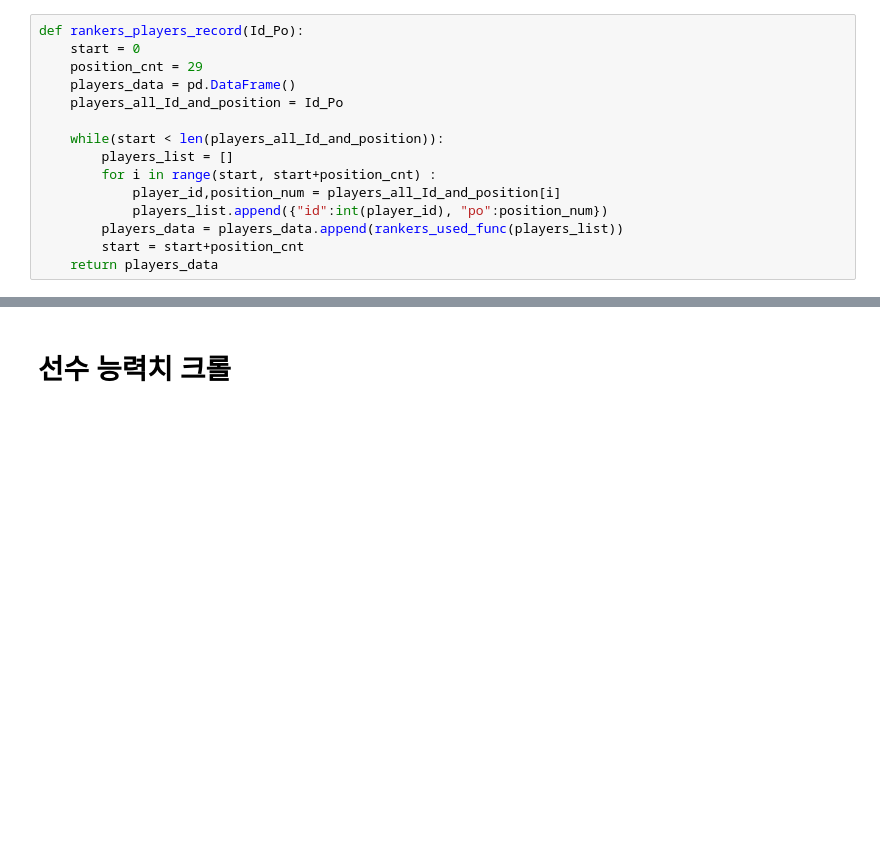
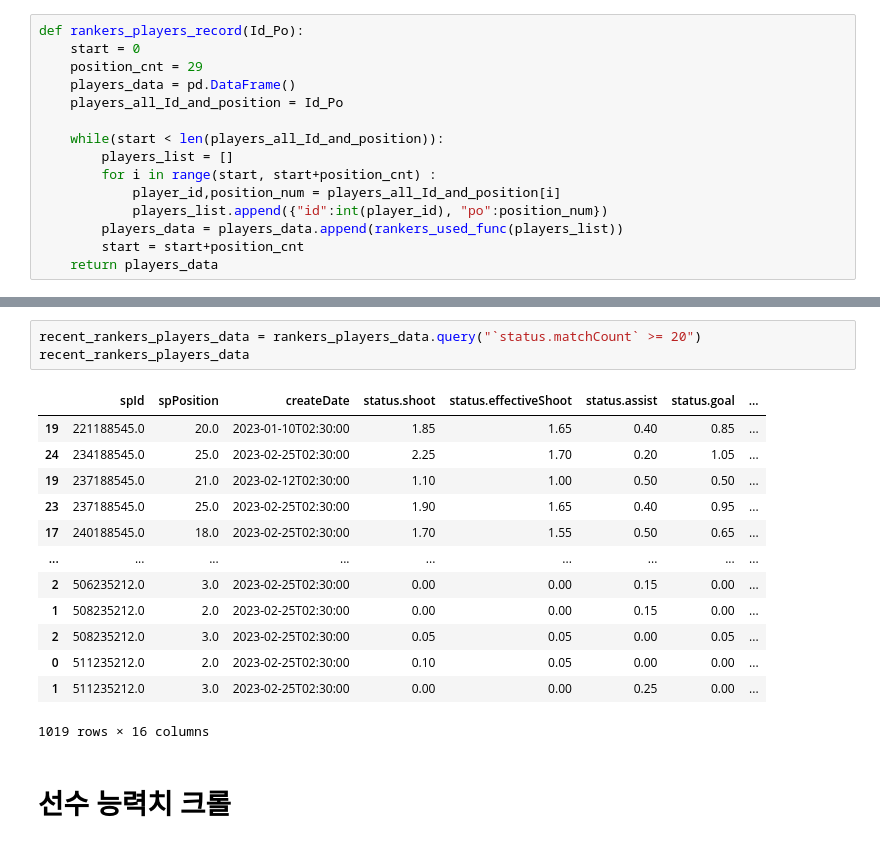
Before and after one commit to jikukjs/FiFa4_API_project, a Jupyter notebook: final_code.ipynb, the cells around one changed output, grey strips where cells are left out. Saved outputs shown, nothing was run; the diff lists cells and outputs as text; blank space fills up the shorter version.

```diff
--- a/final_code.ipynb
+++ b/final_code.ipynb
@@ -89,3 +135,20 @@ recent_rankers_players_record
+# %%
+recent_rankers_players_data = rankers_players_data.query("`status.matchCount` >= 20")
+recent_rankers_players_data
+# %% [output]
+|  | spId | spPosition | createDate | status.shoot | status.effectiveShoot | status.assist | status.goal | ... |
+| 19 | 221188545.0 | 20.0 | 2023-01-10T02:30:00 | 1.85 | 1.65 | 0.40 | 0.85 | ... |
+| 24 | 234188545.0 | 25.0 | 2023-02-25T02:30:00 | 2.25 | 1.70 | 0.20 | 1.05 | ... |
+| 19 | 237188545.0 | 21.0 | 2023-02-12T02:30:00 | 1.10 | 1.00 | 0.50 | 0.50 | ... |
+| 23 | 237188545.0 | 25.0 | 2023-02-25T02:30:00 | 1.90 | 1.65 | 0.40 | 0.95 | ... |
+| 17 | 240188545.0 | 18.0 | 2023-02-25T02:30:00 | 1.70 | 1.55 | 0.50 | 0.65 | ... |
+| ... | ... | ... | ... | ... | ... | ... | ... | ... |
+| 2 | 506235212.0 | 3.0 | 2023-02-25T02:30:00 | 0.00 | 0.00 | 0.15 | 0.00 | ... |
+| 1 | 508235212.0 | 2.0 | 2023-02-25T02:30:00 | 0.00 | 0.00 | 0.15 | 0.00 | ... |
+| 2 | 508235212.0 | 3.0 | 2023-02-25T02:30:00 | 0.05 | 0.05 | 0.00 | 0.05 | ... |
+| 0 | 511235212.0 | 2.0 | 2023-02-25T02:30:00 | 0.10 | 0.05 | 0.00 | 0.00 | ... |
+| 1 | 511235212.0 | 3.0 | 2023-02-25T02:30:00 | 0.00 | 0.00 | 0.25 | 0.00 | ... |
+1019 rows × 16 columns
 # %% [markdown]
 # 선수 능력치 크롤
 # %%
```
Also changed, not shown: parts of 12 cells of this notebook.
